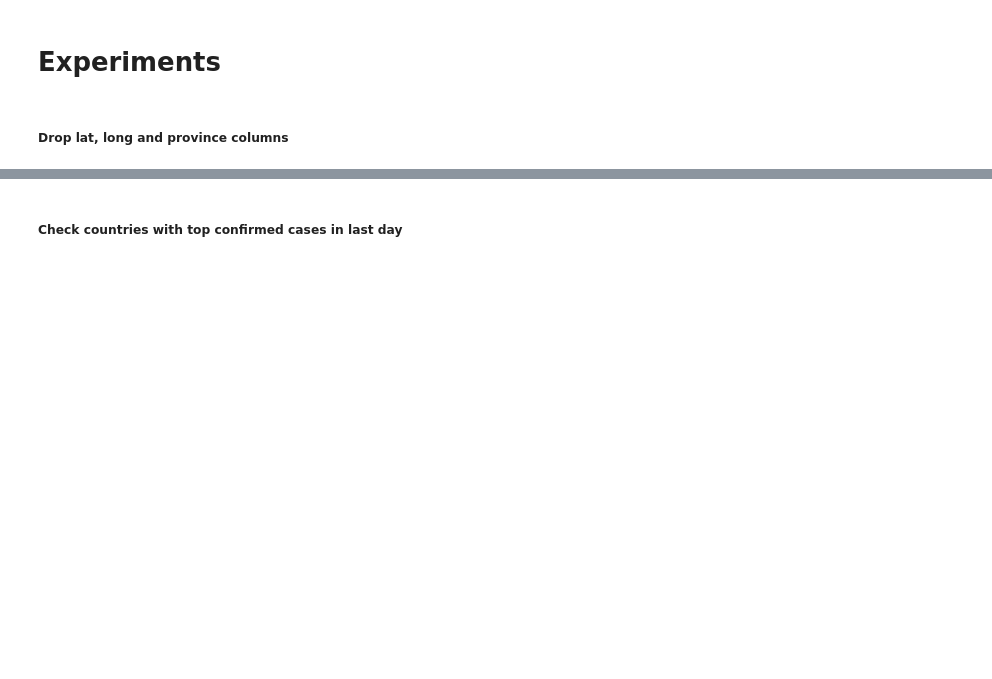
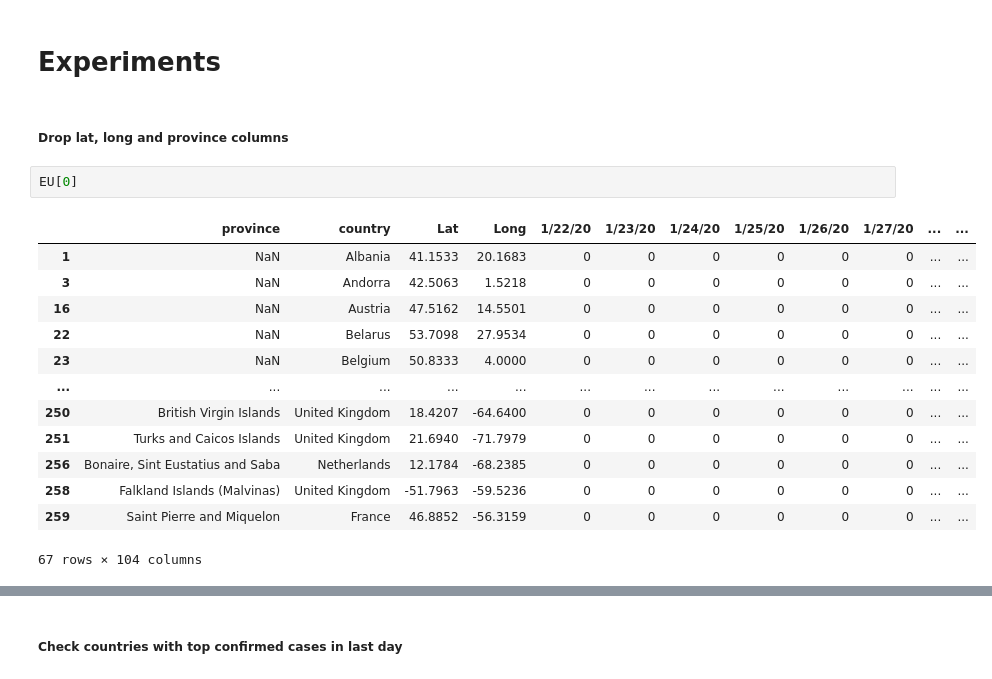
Before and after one commit to zaida-rivai/DMT2020_Group85, a Jupyter notebook: Zaida/John Hopkins.ipynb, the cells around one changed output, grey strips where cells are left out. Saved outputs shown, nothing was run; the diff lists cells and outputs as text; blank space fills up the shorter version.

```diff
--- a/Zaida/John Hopkins.ipynb
+++ b/Zaida/John Hopkins.ipynb
@@ -65,6 +65,22 @@ for i in range(len(dfs)):
 # Experiments
 # %% [markdown]
 ##### Drop lat, long and province columns
+# %%
+EU[0]
+# %% [output]
+|  | province | country | Lat | Long | 1/22/20 | 1/23/20 | 1/24/20 | 1/25/20 | 1/26/20 | 1/27/20 | ... | ... |
+| 1 | NaN | Albania | 41.1533 | 20.1683 | 0 | 0 | 0 | 0 | 0 | 0 | ... | ... |
+| 3 | NaN | Andorra | 42.5063 | 1.5218 | 0 | 0 | 0 | 0 | 0 | 0 | ... | ... |
+| 16 | NaN | Austria | 47.5162 | 14.5501 | 0 | 0 | 0 | 0 | 0 | 0 | ... | ... |
+| 22 | NaN | Belarus | 53.7098 | 27.9534 | 0 | 0 | 0 | 0 | 0 | 0 | ... | ... |
+| 23 | NaN | Belgium | 50.8333 | 4.0000 | 0 | 0 | 0 | 0 | 0 | 0 | ... | ... |
+| ... | ... | ... | ... | ... | ... | ... | ... | ... | ... | ... | ... | ... |
+| 250 | British Virgin Islands | United Kingdom | 18.4207 | -64.6400 | 0 | 0 | 0 | 0 | 0 | 0 | ... | ... |
+| 251 | Turks and Caicos Islands | United Kingdom | 21.6940 | -71.7979 | 0 | 0 | 0 | 0 | 0 | 0 | ... | ... |
+| 256 | Bonaire, Sint Eustatius and Saba | Netherlands | 12.1784 | -68.2385 | 0 | 0 | 0 | 0 | 0 | 0 | ... | ... |
+| 258 | Falkland Islands (Malvinas) | United Kingdom | -51.7963 | -59.5236 | 0 | 0 | 0 | 0 | 0 | 0 | ... | ... |
+| 259 | Saint Pierre and Miquelon | France | 46.8852 | -56.3159 | 0 | 0 | 0 | 0 | 0 | 0 | ... | ... |
+67 rows × 104 columns
 # %%
 for i in range(len(data)):
     data[i] = data[i].drop(['Lat','Long'],axis=1)
```
Also changed, not shown: parts of 7 cells of this notebook, 6 other files.
